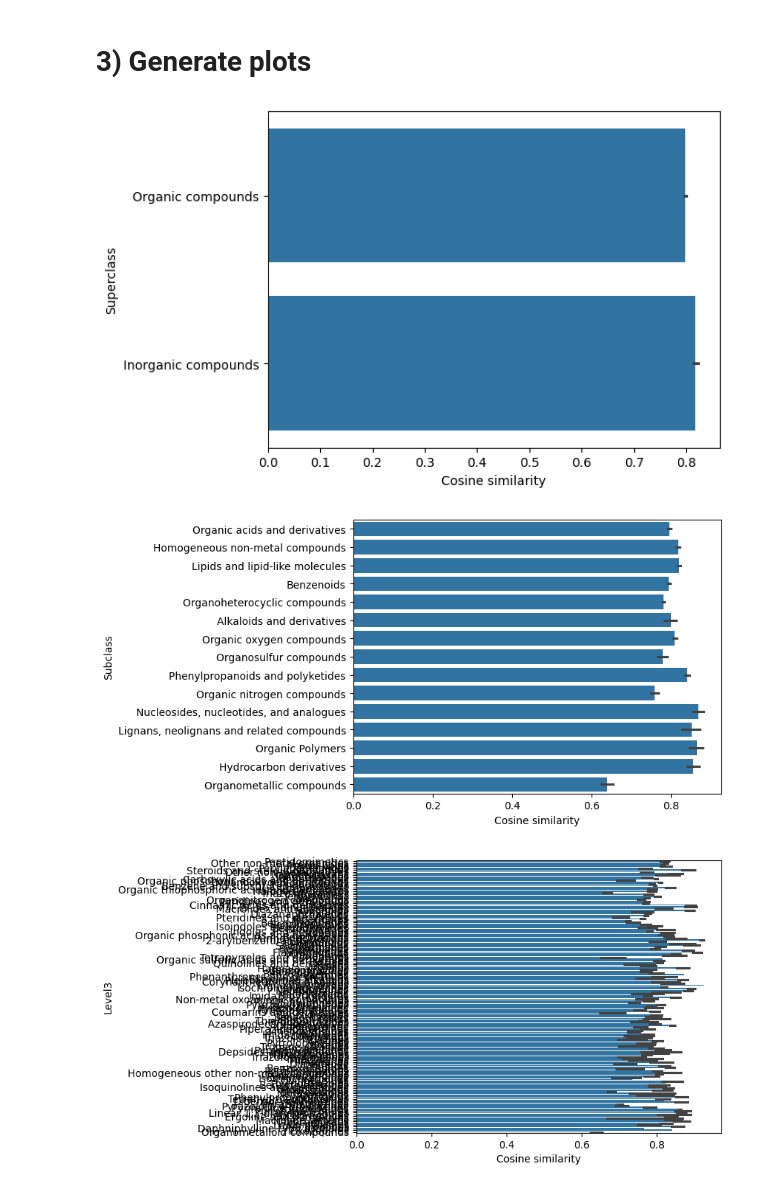
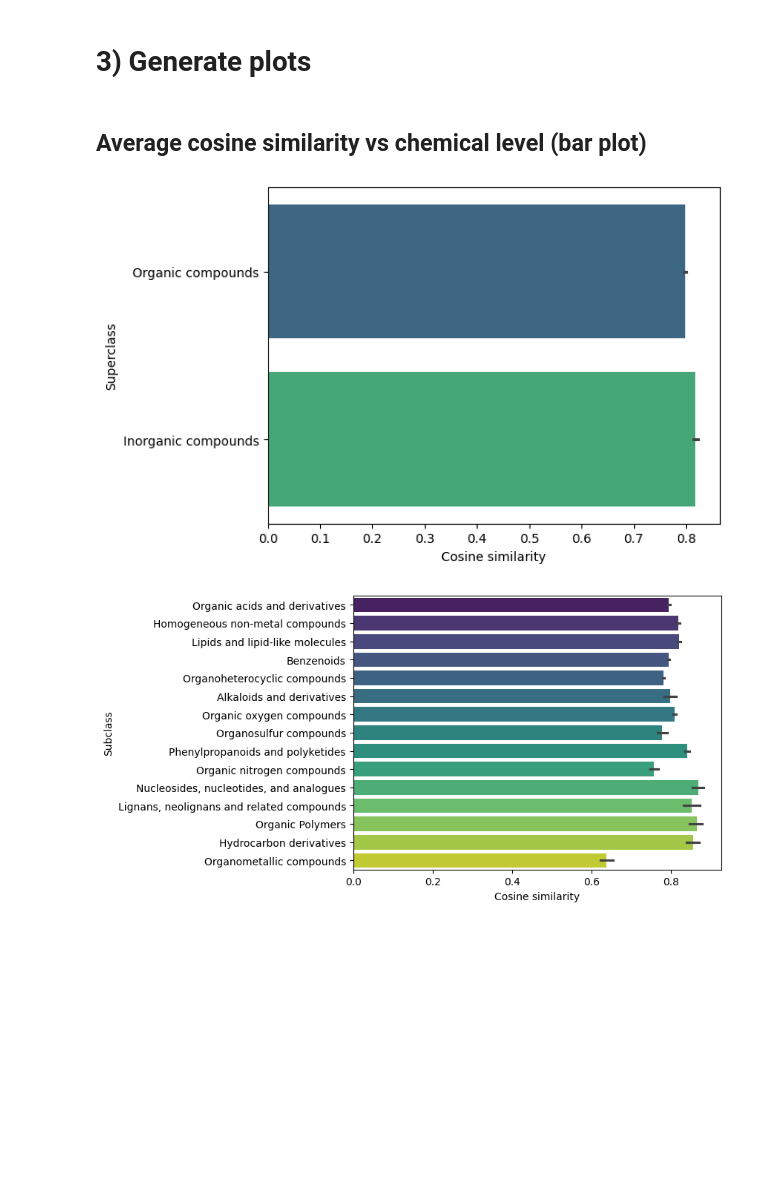
Before and after one commit to GorkSS/MassSpecGym, a Jupyter notebook: nb_plotting.ipynb, the cells around one changed output. Drawn from its saved outputs; the diff is of its cells as text; code cells hidden in the pictures; blank space fills up the shorter version.

Commit message:
:sparkles: Plots for cosine similarity for superclass and subclass

```diff
--- a/nb_plotting.ipynb
+++ b/nb_plotting.ipynb
@@ -126,13 +126,14 @@ memory usage: 989.1+ KB
 14066 rows × 9 columns
 # %% [markdown]
 # 3) Generate plots
+# %% [markdown]
+## Average cosine similarity vs chemical level (bar plot)
 # %%
-for name in chemical_levels.keys():
-    p = sns.barplot(data=data_df, x="cosine_sim", y=name)
+for name in list(chemical_levels.keys())[:2]:
+    p = sns.barplot(data=data_df, x="cosine_sim", y=name, hue=name, palette='viridis', legend=False)
     plt.xlabel('Cosine similarity')
     plt.ylabel(name.capitalize())
     plt.show()
 # %% [output]
-[figure, old version]
+[figure, new version]
-[figure, old version]
+[figure, new version]
-[figure, removed]
```
Also changed, not shown: parts of 7 cells of this notebook.
